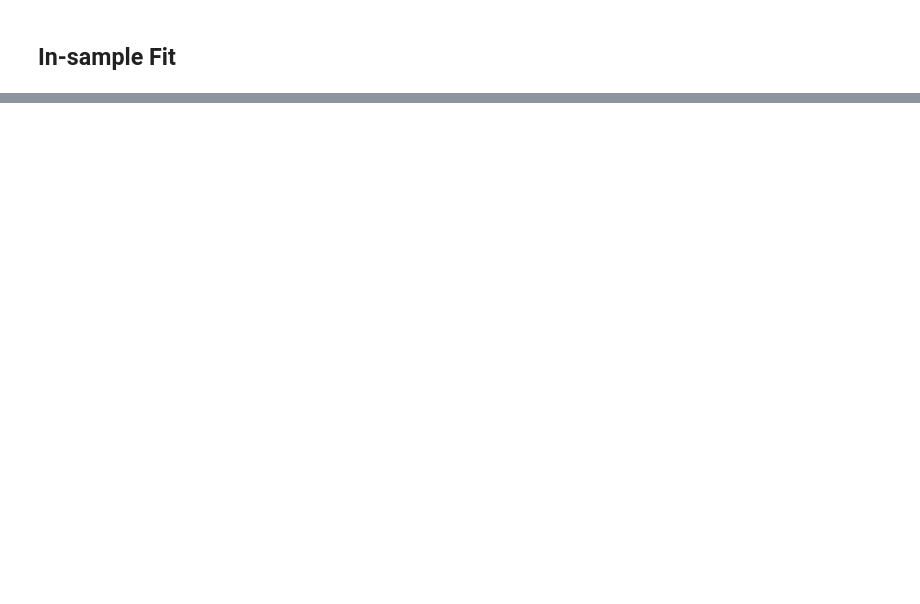
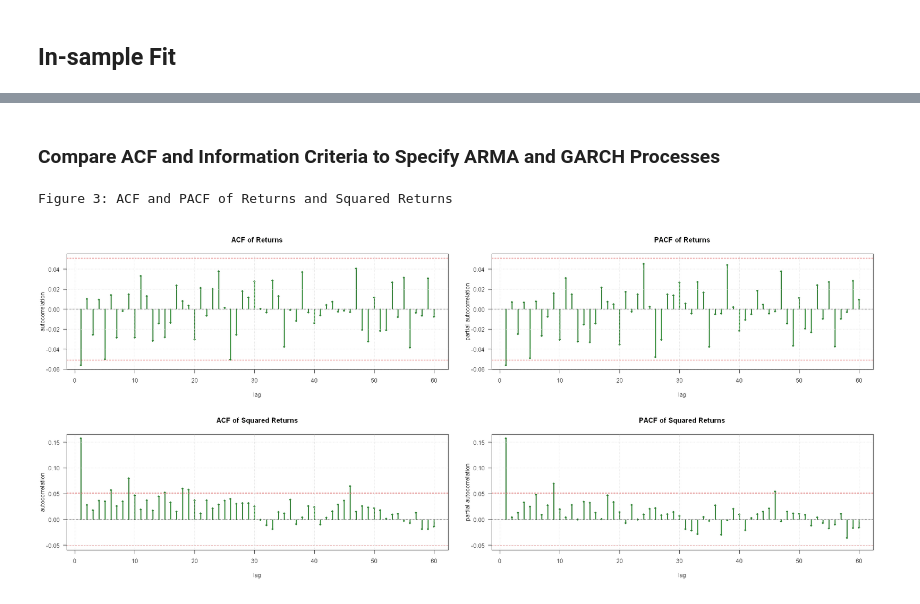
Before and after one commit to marketaondrejova/Finecox-final-project, a Jupyter notebook: Project.ipynb, the cells around one changed output, grey strips where cells are left out. Saved outputs shown, nothing was run; the diff lists cells and outputs as text; code cells hidden in the pictures; blank space fills up the shorter version.

```diff
--- a/Project.ipynb
+++ b/Project.ipynb
@@ -535,11 +616,19 @@ Warning message in arima(df$ret, order = c(1, 0, 1), include.mean = TRUE):
+# %% [markdown]
+### Compare ACF and Information Criteria to Specify ARMA and GARCH Processes
 # %%
 # print ACF and comparison tables
-par(mfrow = c(1,2))
+cat("\nFigure 3: ACF and PACF of Returns and Squared Returns\n\n")
+par(mfrow = c(2,2))
+plot_acf(df$ret,
+    main = "ACF of Returns")
+
+plot_pacf(df$ret,
+     main = "PACF of Returns")
 plot_acf(df$ret^2,
     main = "ACF of Squared Returns")
 
 plot_pacf(df$ret^2,
      main = "PACF of Squared Returns")
-
-arma_ic_table
-garch_ic_table
+# %% [output]
+Figure 3: ACF and PACF of Returns and Squared Returns
+[figure, added]
```
Also changed, not shown: parts of 20 cells of this notebook.
